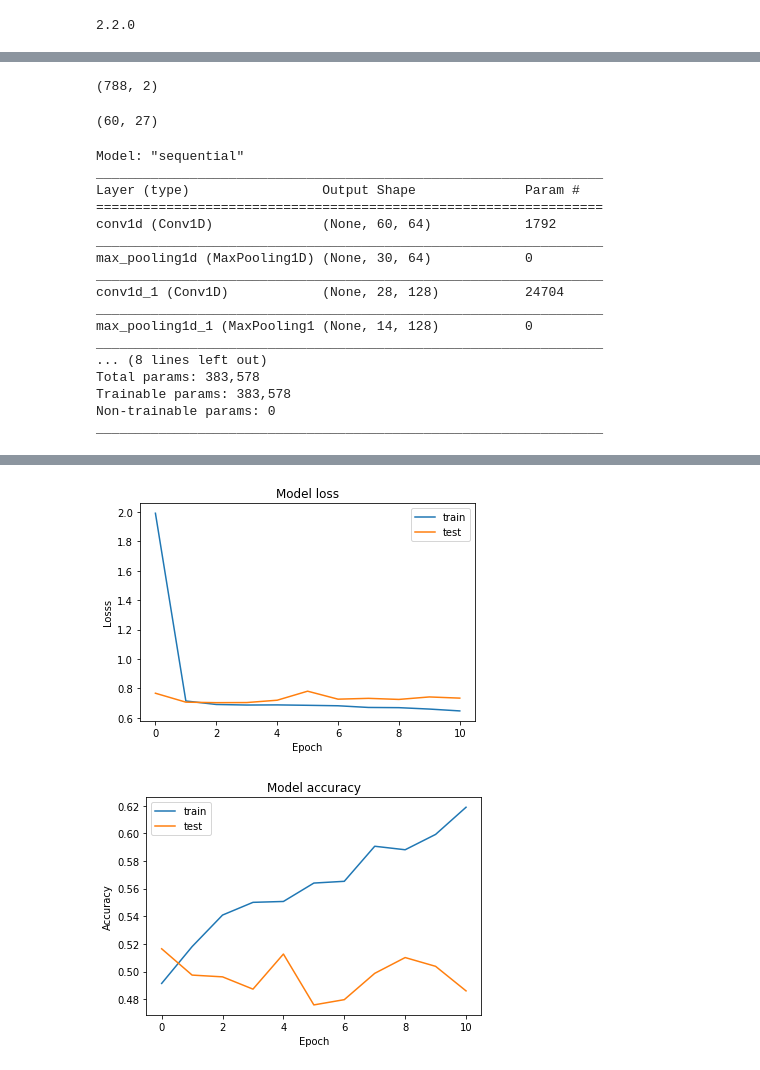
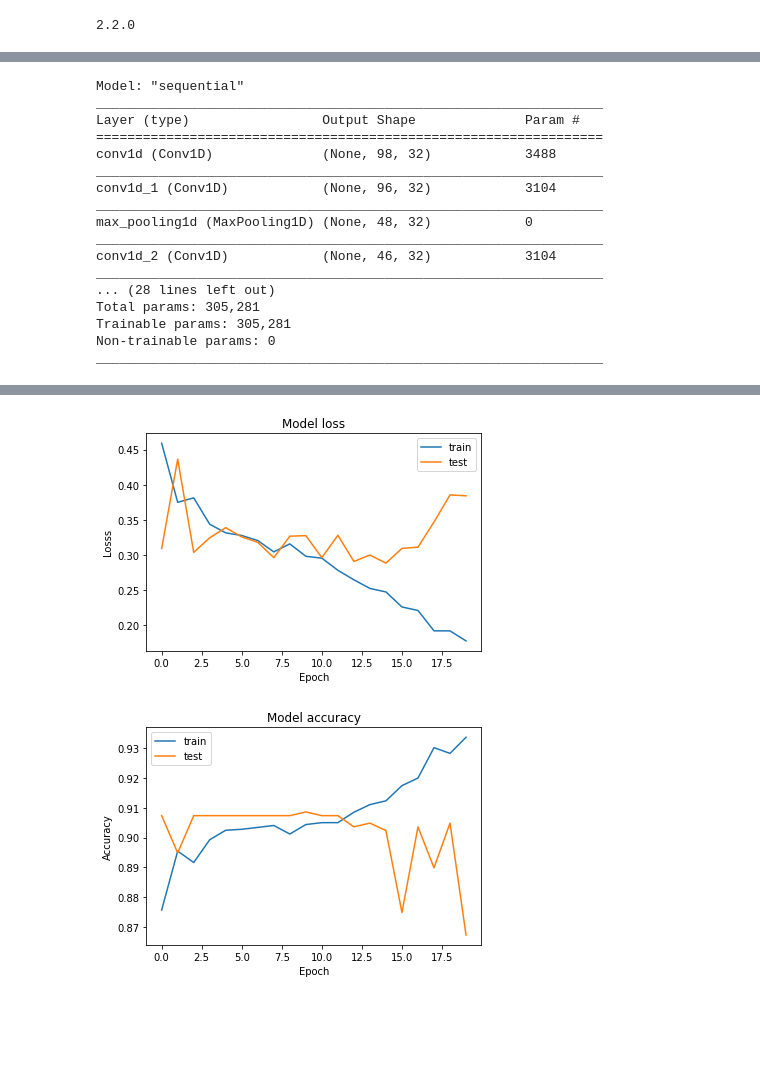
Before and after one commit to BlueBug12/stock, a Jupyter notebook: bin/cloud/CNN_Classifier.ipynb, the cells around one changed output, grey strips where cells are left out. Drawn from its saved outputs; the diff is of its cells as text; code cells hidden in the pictures; blank space fills up the shorter version.

```diff
--- a/bin/cloud/CNN_Classifier.ipynb
+++ b/bin/cloud/CNN_Classifier.ipynb
@@ -188,32 +178,45 @@ print(more,less,equal)
 # %%
 data_X, data_Y = shuffle(data_x, data_y)
 x_train, y_train, x_val, y_val = splitData(data_X, data_Y, val_ratio)
-Y_train = to_categorical(y_train, num_classes=num_classes)
-Y_val = to_categorical(y_val, num_classes=num_classes)
+test_x = x_train[-60:]
+x_train = x_train[:-60]
+test_y = y_train[-60:]
+y_train = y_train[:-60]
+#Y_train = to_categorical(y_train, num_classes=num_classes)
+#Y_val = to_categorical(y_val, num_classes=num_classes)
-# %%
-print(Y_val.shape)
-x_train.shape[1:]
-# %% [output]
-(788, 2)
-(60, 27)
 # %%
 backend.clear_session()
 
 model = Sequential()
-model.add(Conv1D(64, 1, activation='selu', input_shape=(x_train.shape[1:])))
+model.add(Conv1D(32, 3, activation='selu', input_shape=(x_train.shape[1:])))
+model.add(Conv1D(32, 3, activation='selu'))
 model.add(MaxPooling1D(2))
-#model.add(Conv1D(300, 5, activation='selu'))
-model.add(Conv1D(128, 3, activation='selu'))
+model.add(Conv1D(32, 3, activation='selu'))
+model.add(Conv1D(32, 3, activation='selu'))
 model.add(MaxPooling1D(2))
-model.add(Conv1D(128, 3, activation='selu'))
+
+model.add(Conv1D(32, 3, activation='selu'))
+model.add(Conv1D(32, 3, activation='selu'))
+model.add(MaxPooling1D(2))
+
+model.add(Conv1D(32, 3, activation='selu'))
+model.add(Conv1D(32, 3, activation='selu'))
+model.add(MaxPooling1D(2))
+
+
+#model.add(Conv1D(128, 3, activation='selu'))
+#model.add(Conv1D(128, 3, activation='selu'))
 
 #model.add(Conv1D(160, 3, activation='selu'))
-#model.add(GlobalAveragePooling1D())
+model.add(GlobalAveragePooling1D())
 #model.add(Dropout(0.5))
-model.add(Flatten())
-model.add(Dense(200, activation='selu'))
+#model.add(Flatten())
+model.add(Dense(512, activation='selu'))
+model.add(Dropout(0.5))
+model.add(Dense(512, activation='selu'))
+model.add(Dropout(0.5))
 #model.add(Dense(num_classes, activation='softmax'))
-model.add(Dense(2, activation='softmax'))
+model.add(Dense(1, activation='sigmoid'))
 
 #model.compile(loss='categorical_crossentropy', optimizer='adam', metrics=['accuracy'])
 model.compile(loss='binary_crossentropy', optimizer='adam', metrics=['accuracy'])
@@ -224,22 +227,22 @@ Model: "sequential"
 _________________________________________________________________
 Layer (type)                 Output Shape              Param #
 =================================================================
-conv1d (Conv1D)              (None, 60, 64)            1792
+conv1d (Conv1D)              (None, 98, 32)            3488
 _________________________________________________________________
-max_pooling1d (MaxPooling1D) (None, 30, 64)            0
+conv1d_1 (Conv1D)            (None, 96, 32)            3104
 _________________________________________________________________
-conv1d_1 (Conv1D)            (None, 28, 128)           24704
+max_pooling1d (MaxPooling1D) (None, 48, 32)            0
 _________________________________________________________________
-max_pooling1d_1 (MaxPooling1 (None, 14, 128)           0
+conv1d_2 (Conv1D)            (None, 46, 32)            3104
 _________________________________________________________________
-... (8 lines left out)
-Total params: 383,578
-Trainable params: 383,578
+... (28 lines left out)
+Total params: 305,281
+Trainable params: 305,281
 Non-trainable params: 0
 _________________________________________________________________
 # %%
 callback = EarlyStopping(monitor="val_accuracy", patience=10, verbose=1, mode="auto")
-history=model.fit(x_train, Y_train, epochs=1000, batch_size=128, validation_data=(x_val, Y_val), callbacks=[callback])
+history=model.fit(x_train, y_train, epochs=1000, batch_size=32, validation_data=(x_val, y_val), callbacks=[callback])
 training_result(history)
 # %% [output]
 Epoch 1/1000
@@ -262,2 +265,2 @@ Epoch 00011: early stopping
-[figure, old version]
+[figure, new version]
-[figure, old version]
+[figure, new version]
```
Also changed, not shown: parts of 13 cells of this notebook.
